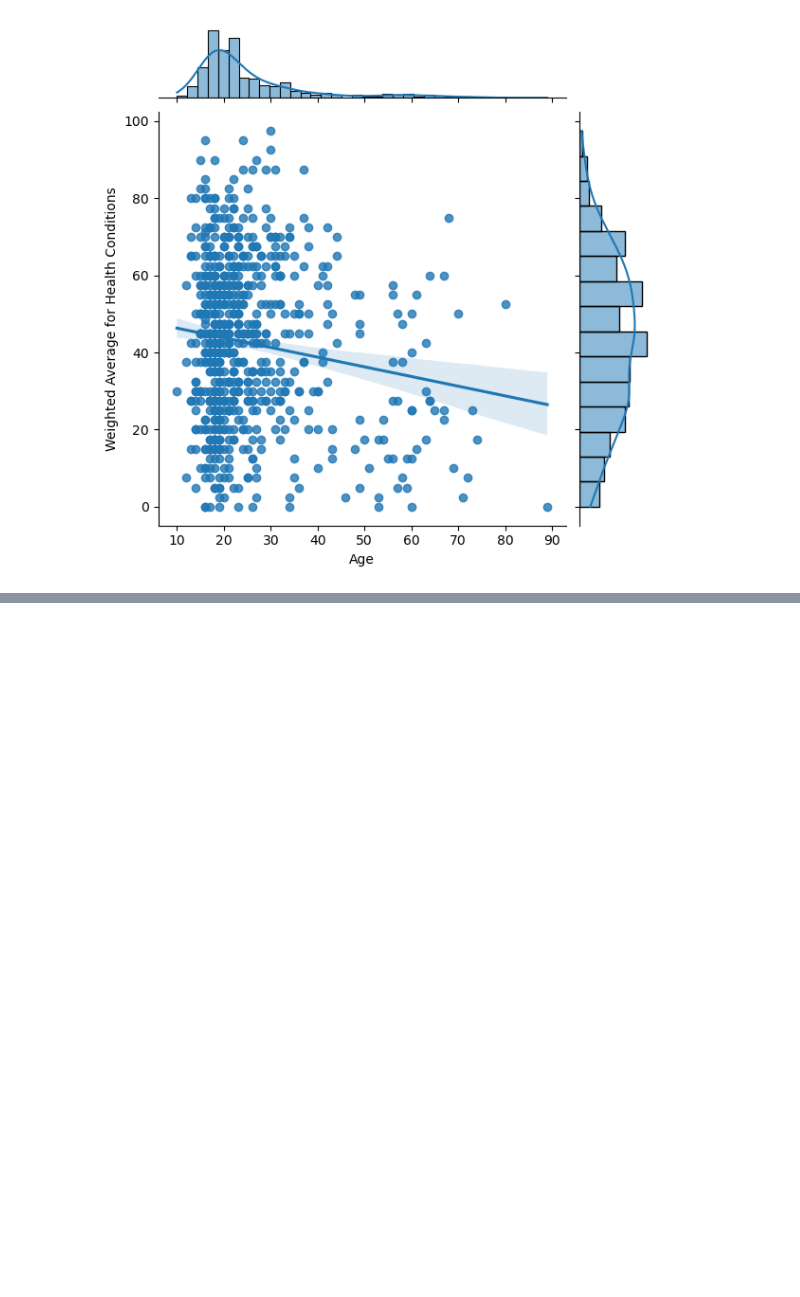
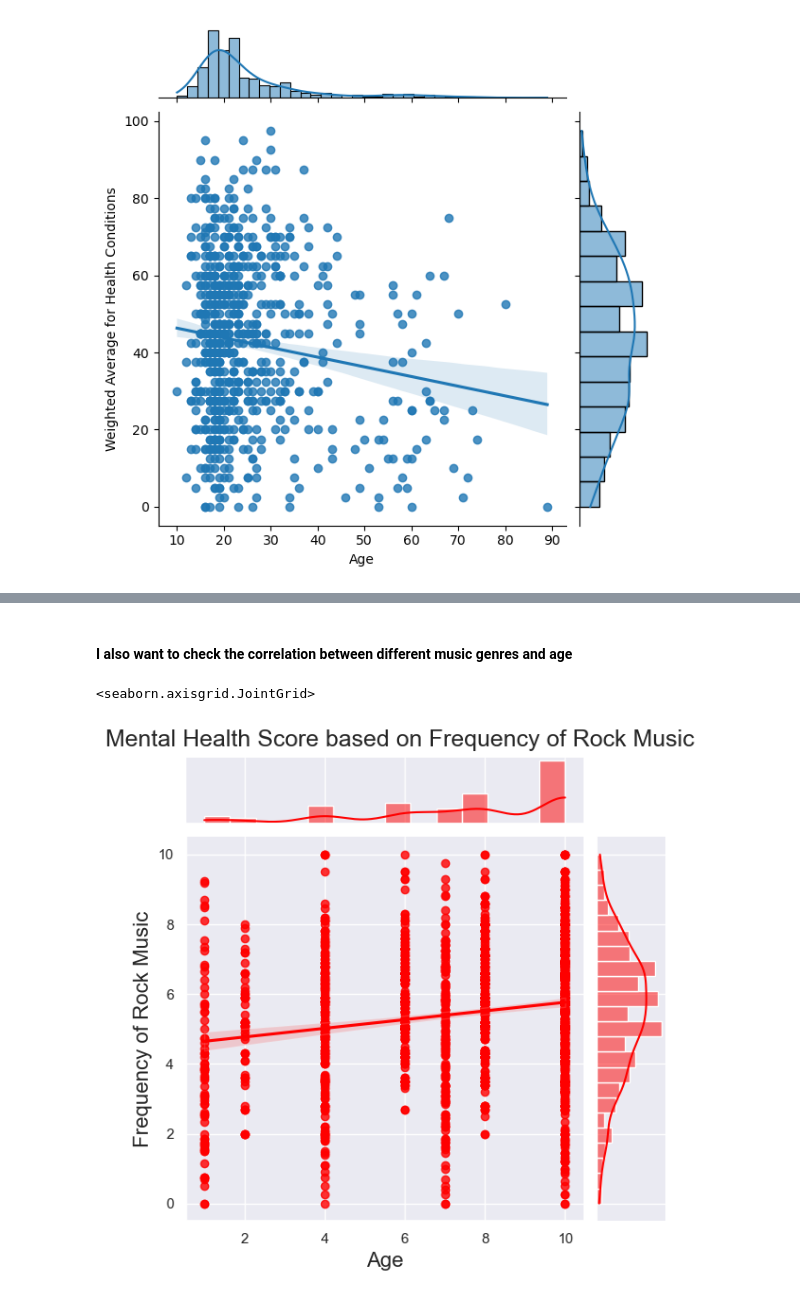
Before and after one commit to ubco-W2022T2-data301/project-group-group12, a Jupyter notebook: analysis/analysis2.ipynb, the cells around one changed output, grey strips where cells are left out. Saved outputs shown, nothing was run; the diff lists cells and outputs as text; code cells hidden in the pictures; blank space fills up the shorter version.

```diff
--- a/analysis/analysis2.ipynb
+++ b/analysis/analysis2.ipynb
@@ -410,0 +814,10 @@ v7 = sns.jointplot(x='Age', y='Weighted Average for Health Conditions', data=dat
+# %% [markdown]
+#### I also want to check the correlation between different music genres and age
+# %%
+v9 = sns.jointplot(x='Frequency [Rock]', y='Mental Health Score', data=merged_data, kind='reg', color="red")
+v9.fig.subplots_adjust(top=0.93)
+v9.fig.suptitle('Mental Health Score based on Frequency of Rock Music', fontsize=18)
+v9.set_axis_labels('Age', 'Frequency of Rock Music', fontsize=16)
+# %% [output]
+<seaborn.axisgrid.JointGrid>
+[figure, added]
```
Also changed, not shown: parts of 45 cells of this notebook.
